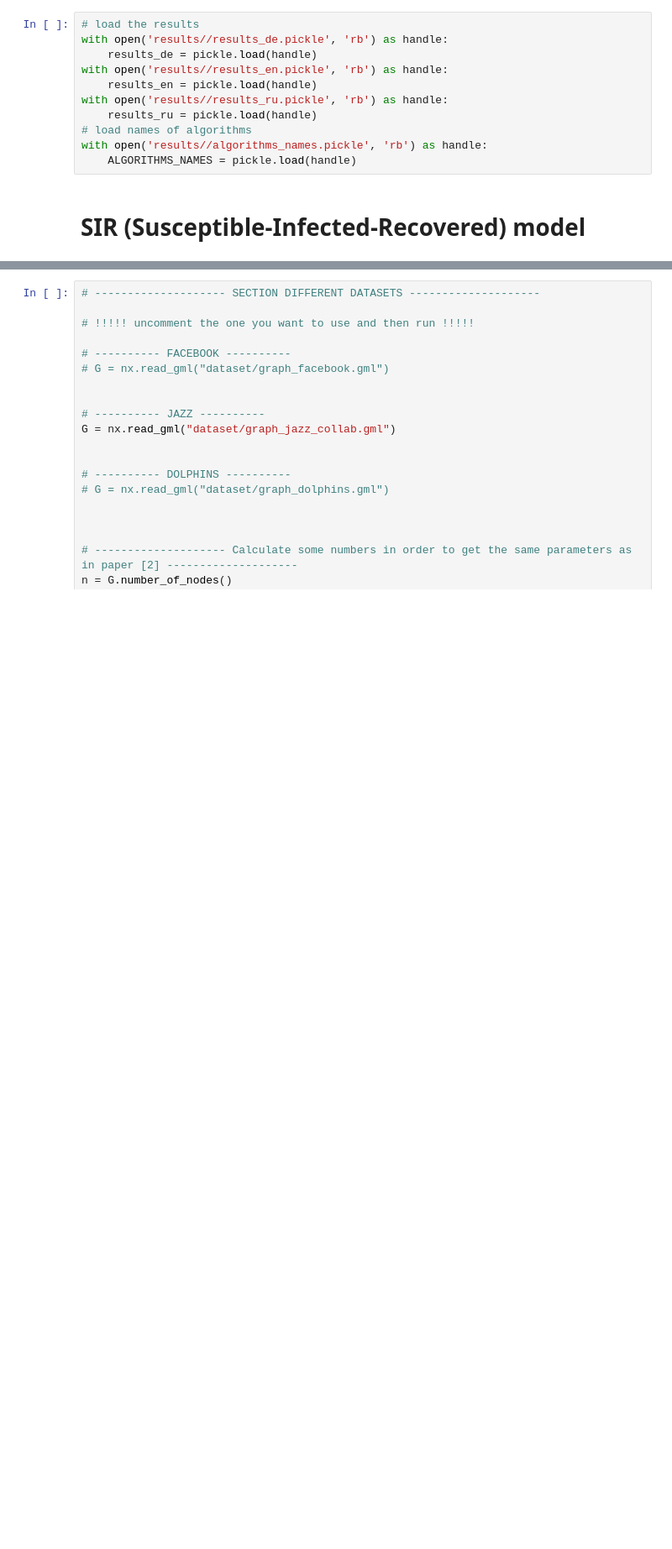
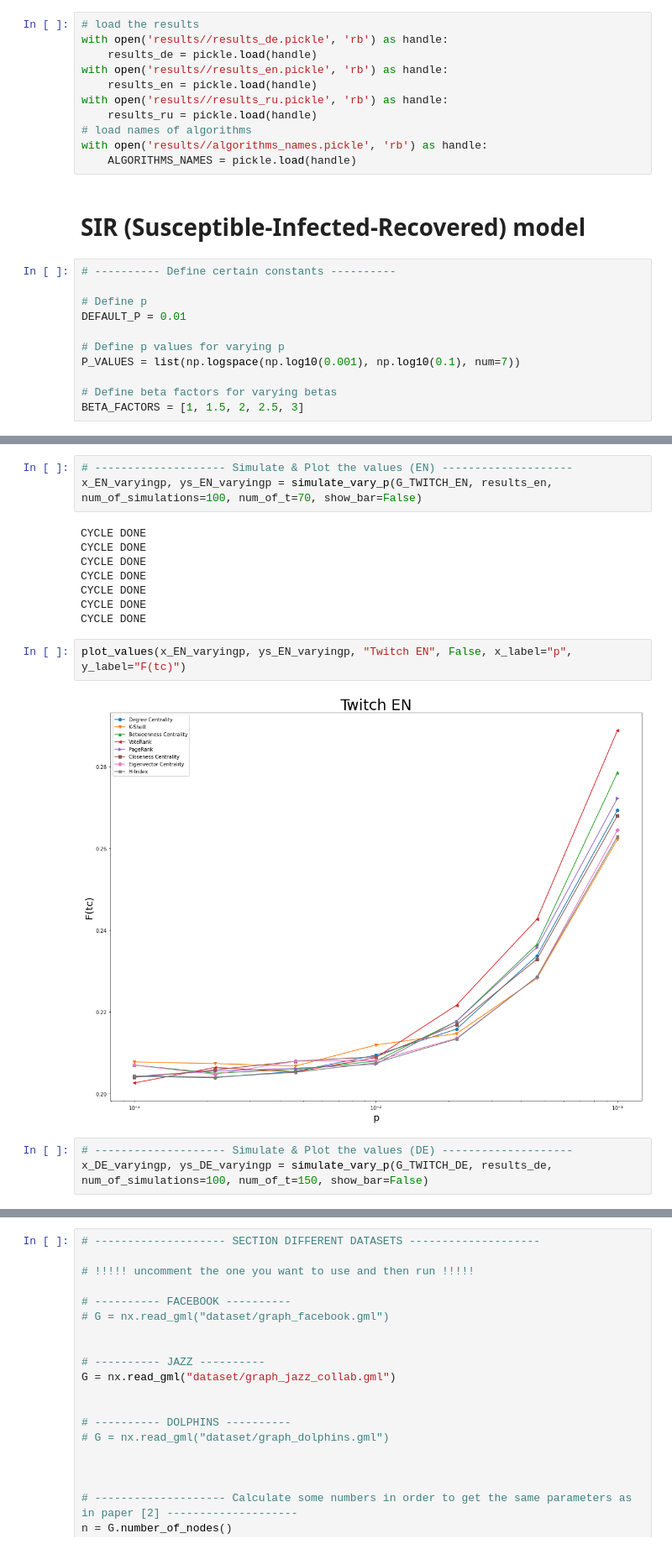
Before and after one commit to Shymsky/Network_Science, a Jupyter notebook: Group_Assignment.ipynb, the cells around one changed output, grey strips where cells are left out. Shown: that part at 84% size. Saved outputs shown, nothing was run; the diff lists cells and outputs as text; blank space fills up the shorter version.

```diff
--- a/Group_Assignment.ipynb
+++ b/Group_Assignment.ipynb
@@ -218,4 +218,15 @@ with open('results//algorithms_names.pickle', 'rb') as handle:
     ALGORITHMS_NAMES = pickle.load(handle)
 # %% [markdown]
 # SIR (Susceptible-Infected-Recovered) model
+# %%
+# ---------- Define certain constants ----------
+
+# Define p
+DEFAULT_P = 0.01
+
+# Define p values for varying p
+P_VALUES = list(np.logspace(np.log10(0.001), np.log10(0.1), num=7))
+
+# Define beta factors for varying betas
+BETA_FACTORS = [1, 1.5, 2, 2.5, 3]
 # %%
@@ -383,0 +464,18 @@ plot_values(x_RU, ys_RU, "Twitch RU", True)
+# %%
+# -------------------- Simulate & Plot the values (EN) --------------------
+x_EN_varyingp, ys_EN_varyingp = simulate_vary_p(G_TWITCH_EN, results_en, num_of_simulations=100, num_of_t=70, show_bar=False)
+# %% [output]
+CYCLE DONE
+CYCLE DONE
+CYCLE DONE
+CYCLE DONE
+CYCLE DONE
+CYCLE DONE
+CYCLE DONE
+# %%
+plot_values(x_EN_varyingp, ys_EN_varyingp, "Twitch EN", False, x_label="p", y_label="F(tc)")
+# %% [output]
+[figure, added]
+# %%
+# -------------------- Simulate & Plot the values (DE) --------------------
+x_DE_varyingp, ys_DE_varyingp = simulate_vary_p(G_TWITCH_DE, results_de, num_of_simulations=100, num_of_t=150, show_bar=False)
```
Also changed, not shown: parts of 26 cells of this notebook.
